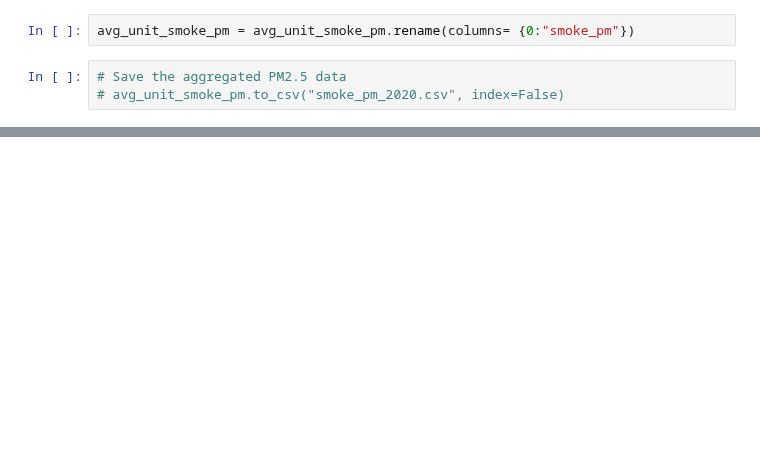
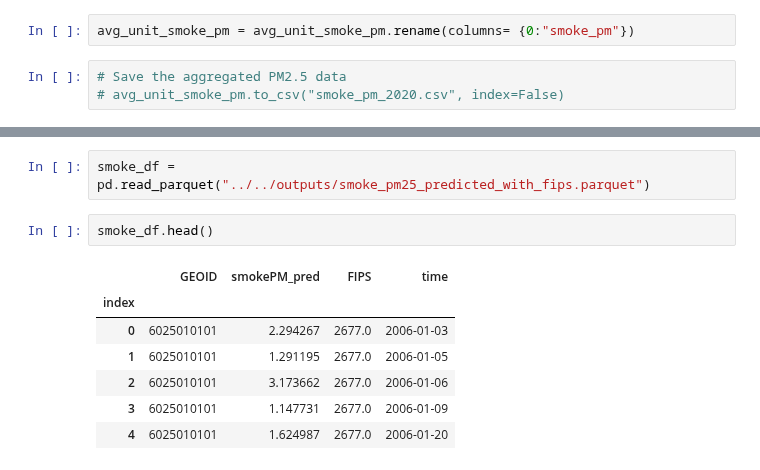
Before and after one commit to NSAPH-Projects/concurrence-climate-hazards, a Jupyter notebook: data/smoke_pm/aggregate_to_tract.ipynb, the cells around one changed output, grey strips where cells are left out. Cells and saved outputs as stored; diff of their text form; blank space fills up the shorter version.

```diff
--- a/data/smoke_pm/aggregate_to_tract.ipynb
+++ b/data/smoke_pm/aggregate_to_tract.ipynb
@@ -105,0 +169,12 @@ Timestamp('2020-12-31 00:00:00')
+# %%
+smoke_df = pd.read_parquet("../../outputs/smoke_pm25_predicted_with_fips.parquet")
+# %%
+smoke_df.head()
+# %% [output]
+|  | GEOID | smokePM_pred | FIPS | time |
+| index |  |  |  |  |
+| 0 | 6025010101 | 2.294267 | 2677.0 | 2006-01-03 |
+| 1 | 6025010101 | 1.291195 | 2677.0 | 2006-01-05 |
+| 2 | 6025010101 | 3.173662 | 2677.0 | 2006-01-06 |
+| 3 | 6025010101 | 1.147731 | 2677.0 | 2006-01-09 |
+| 4 | 6025010101 | 1.624987 | 2677.0 | 2006-01-20 |
```
Also changed, not shown: parts of 24 cells of this notebook.
